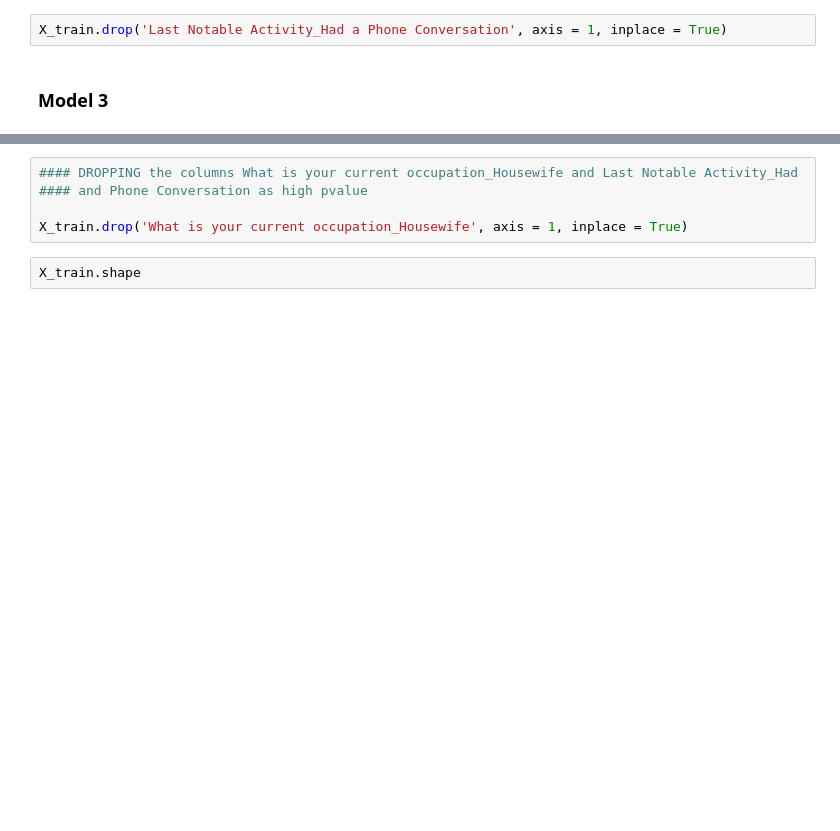
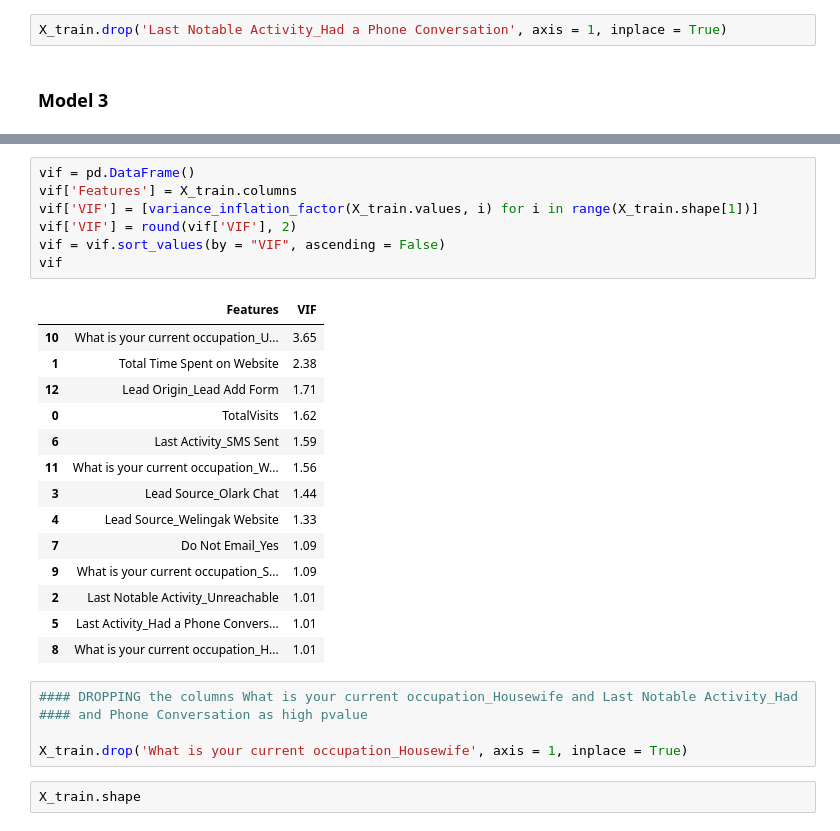
Before and after one commit to umalbhole/Lead_Scoring_Case_Study, a Jupyter notebook: Lead_Scoring_CaseStudy_UUT.ipynb, the cells around one changed output, grey strips where cells are left out. Saved outputs shown, nothing was run; the diff lists cells and outputs as text; blank space fills up the shorter version.

```diff
--- a/Lead_Scoring_CaseStudy_UUT.ipynb
+++ b/Lead_Scoring_CaseStudy_UUT.ipynb
@@ -807,6 +890,28 @@ Generalized Linear Model Regression Results
 | What is your current occupation_U... | -1.3385 | 0.594 | -2.253 | 0.024 | -2.503 | -0.174 |
 | What is your current occupation_W... | 1.2743 | 0.623 | 2.045 | 0.041 | 0.053 | 2.495 |
 | Lead Origin_Lead Add Form | 4.2082 | 0.259 | 16.276 | 0.000 | 3.701 | 4.715 |
+# %%
+vif = pd.DataFrame()
+vif['Features'] = X_train.columns
+vif['VIF'] = [variance_inflation_factor(X_train.values, i) for i in range(X_train.shape[1])]
+vif['VIF'] = round(vif['VIF'], 2)
+vif = vif.sort_values(by = "VIF", ascending = False)
+vif
+# %% [output]
+|  | Features | VIF |
+| 10 | What is your current occupation_U... | 3.65 |
+| 1 | Total Time Spent on Website | 2.38 |
+| 12 | Lead Origin_Lead Add Form | 1.71 |
+| 0 | TotalVisits | 1.62 |
+| 6 | Last Activity_SMS Sent | 1.59 |
+| 11 | What is your current occupation_W... | 1.56 |
+| 3 | Lead Source_Olark Chat | 1.44 |
+| 4 | Lead Source_Welingak Website | 1.33 |
+| 7 | Do Not Email_Yes | 1.09 |
+| 9 | What is your current occupation_S... | 1.09 |
+| 2 | Last Notable Activity_Unreachable | 1.01 |
+| 5 | Last Activity_Had a Phone Convers... | 1.01 |
+| 8 | What is your current occupation_H... | 1.01 |
 # %%
 #### DROPPING the columns What is your current occupation_Housewife and Last Notable Activity_Had
 #### and Phone Conversation as high pvalue
```
Also changed, not shown: parts of 150 cells of this notebook.
